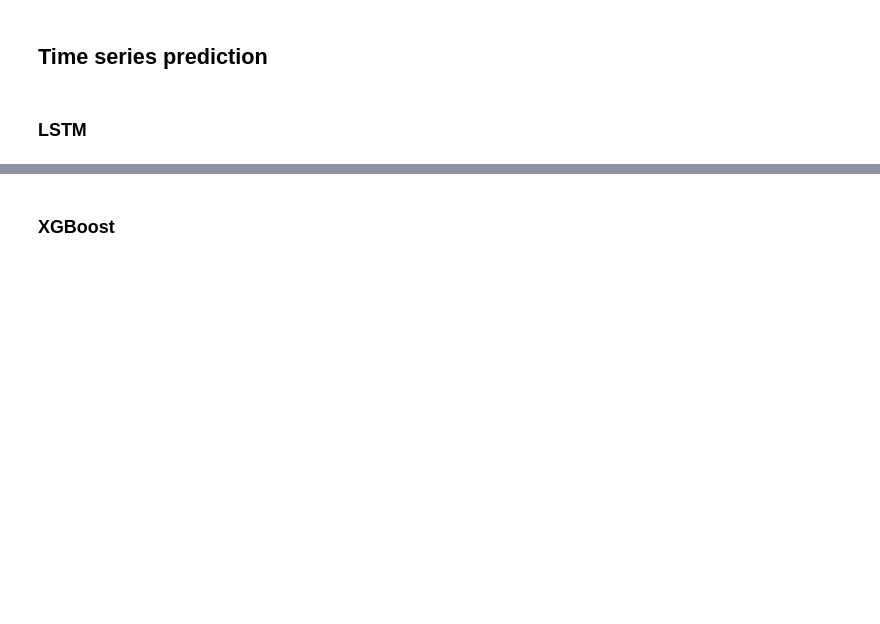
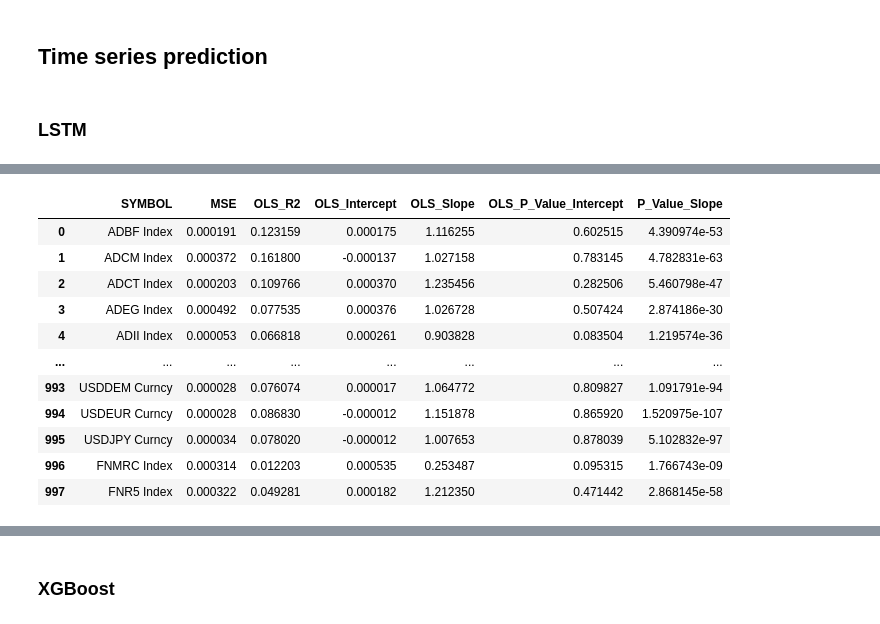
Before and after one commit to dianemans/time-series-pred, a Jupyter notebook: nb_clean_samy.ipynb, the cells around one changed output, grey strips where cells are left out. Saved outputs shown, nothing was run; the diff lists cells and outputs as text; code cells hidden in the pictures; blank space fills up the shorter version.

```diff
--- a/nb_clean_samy.ipynb
+++ b/nb_clean_samy.ipynb
@@ -138,6 +138,24 @@ def stats_forecasting_DL(df_all, name_ticker, model, feature_engineering, step_s
     }
 
     return results
+# %%
+import pandas as pd
+from tqdm import tqdm
+from joblib import Parallel, delayed
+import os
+
+def process_one_ticker(name, df, model, fonc, step_size = 250, fold_size = 21):
+    """
+    Encapsule la logique pour un seul ticker pour permettre le multi-processing.
+    """
+    try:
+        # On exécute la WFCV sur un ticker
+        res = stats_forecasting_DL(df, name, model, fonc, step_size, fold_size, plot=False)
+        return res
+    except Exception as e:
+        # En parallèle, il vaut mieux print l'erreur pour débugger
+        # print(f"Erreur sur {name}: {e}")
+        return None
 # %%
 df = pd.read_csv('Datasets/returns_all.csv')
 df.drop(['KOCRD Index', 'NOBRON Index', 'CABROVER Index', 'EB03/3M Index', 'BZSTSETA Index', 'MXNZ0EN Index', 'EGDIMW Index', 'UX1 Index', 'VXEEM Index', 'VXEFA Index', 'VXEWZ Index', 'VXFXI Index', 'VXGDX Index', 'VXSLV Index', 'W 1 Comdty', 'W1DOW Index', 'WBI Index', 'FNRETTM Index','FNREU Index', 'WIG Index', 'WIGCON Index', 'WIGFOOD Index', 'XU100 Index', 'XUHIZ Index','XUMAL Index', 'XUSIN Index', 'XUTEK Index', 'YW1 Comdty', 'ZAREUR Curncy', 'ZARJPY Curncy', 'ZARUSD Curncy'], axis=1, inplace=True) # on retire les colonnes qui ont peu d'échantillons
@@ -252,0 +241,74 @@ KeyboardInterrupt:
+# %%
+# Prérequis : imports (1), définition de `stats_forecasting` (2).
+# Cette cellule est autonome pour les variables de données / tickers.
+
+try:
+    from sklearn.ensemble import RandomForestRegressor
+except ImportError as e:
+    raise ImportError(
+        "scikit-learn n'est pas installé. Installe-le avec `pip install scikit-learn` "
+        "puis relance."
+    ) from e
+
+_cols_drop = [
+    'KOCRD Index', 'NOBRON Index', 'CABROVER Index', 'EB03/3M Index', 'BZSTSETA Index',
+    'MXNZ0EN Index', 'EGDIMW Index', 'UX1 Index', 'VXEEM Index', 'VXEFA Index', 'VXEWZ Index',
+    'VXFXI Index', 'VXGDX Index', 'VXSLV Index', 'W 1 Comdty', 'W1DOW Index', 'WBI Index',
+    'FNRETTM Index', 'FNREU Index', 'WIG Index', 'WIGCON Index', 'WIGFOOD Index', 'XU100 Index',
+    'XUHIZ Index', 'XUMAL Index', 'XUSIN Index', 'XUTEK Index', 'YW1 Comdty', 'ZAREUR Curncy',
+    'ZARJPY Curncy', 'ZARUSD Curncy'
+]
+
+df_for_rf = pd.read_csv('Datasets/returns_all.csv')
+df_for_rf.drop(columns=[c for c in _cols_drop if c in df_for_rf.columns], axis=1, inplace=True)
+
+if 'all_tickers' not in globals():
+    all_tickers = df_for_rf.columns[1:].tolist()
+if 'test_tickers' not in globals():
+    test_tickers = ['GC1 Comdty', 'SI1 Comdty', 'HG1 Comdty']
+if 'tickers_name' not in globals():
+    tickers_name = 'all_tickers'
+
+# --- Configuration du Random Forest avec paramètres équivalents ---
+model_rf = RandomForestRegressor(
+    n_estimators=500,          # Équivalent n_estimators
+    max_depth=5,               # Équivalent max_depth
+    min_samples_leaf=5,        # Proche de min_child_weight pour limiter la taille des feuilles
+    max_samples=0.8,           # Équivalent subsample (prend 80% des lignes pour chaque arbre)
+    max_features=0.8,          # Équivalent colsample_bytree (prend 80% des features)
+    random_state=42,           # Équivalent random_state
+    n_jobs=-1,                 # Utilisation de tous les cœurs
+)
+model_name_rf = 'RF_n500_d5'
+fonc_rf = feature_engineering_rf
+
+# Note : Si la fonction process_one_ticker utilise déjà le parallélisme en interne,
+# attention aux conflits avec le n_jobs=-1 du RandomForestRegressor (le fameux "nested parallelism").
+results_rf = Parallel(n_jobs=-1)(
+    delayed(process_one_ticker)(name, df_for_rf, model_rf, fonc_rf, step_size=250, fold_size=1250)
+    for name in tqdm(all_tickers, desc="Random Forest — Parallel")
+)
+
+# --- 4. Nettoyage et Sauvegarde ---
+# On retire les résultats None (ceux qui ont crashé)
+results_rf = [r for r in results_rf if r is not None]
+
+df_rf_results = pd.DataFrame(results_rf)
+display(df_rf_results)
+
+# Sauvegarde sécurisée
+os.makedirs('Resultats', exist_ok=True)
+df_rf_results.to_csv(f'Resultats/{"fenetre_5_ans"}/resultats_{tickers_name}_{model_name_rf}.csv', index=False)
+# %% [output]
+|  | SYMBOL | MSE | OLS_R2 | OLS_Intercept | OLS_Slope | OLS_P_Value_Intercept | P_Value_Slope |
+| 0 | ADBF Index | 0.000191 | 0.123159 | 0.000175 | 1.116255 | 0.602515 | 4.390974e-53 |
+| 1 | ADCM Index | 0.000372 | 0.161800 | -0.000137 | 1.027158 | 0.783145 | 4.782831e-63 |
+| 2 | ADCT Index | 0.000203 | 0.109766 | 0.000370 | 1.235456 | 0.282506 | 5.460798e-47 |
+| 3 | ADEG Index | 0.000492 | 0.077535 | 0.000376 | 1.026728 | 0.507424 | 2.874186e-30 |
+| 4 | ADII Index | 0.000053 | 0.066818 | 0.000261 | 0.903828 | 0.083504 | 1.219574e-36 |
+| ... | ... | ... | ... | ... | ... | ... | ... |
+| 993 | USDDEM Curncy | 0.000028 | 0.076074 | 0.000017 | 1.064772 | 0.809827 | 1.091791e-94 |
+| 994 | USDEUR Curncy | 0.000028 | 0.086830 | -0.000012 | 1.151878 | 0.865920 | 1.520975e-107 |
+| 995 | USDJPY Curncy | 0.000034 | 0.078020 | -0.000012 | 1.007653 | 0.878039 | 5.102832e-97 |
+| 996 | FNMRC Index | 0.000314 | 0.012203 | 0.000535 | 0.253487 | 0.095315 | 1.766743e-09 |
+| 997 | FNR5 Index | 0.000322 | 0.049281 | 0.000182 | 1.212350 | 0.471442 | 2.868145e-58 |
```
Also changed, not shown: parts of 11 cells of this notebook, 2 other files.
